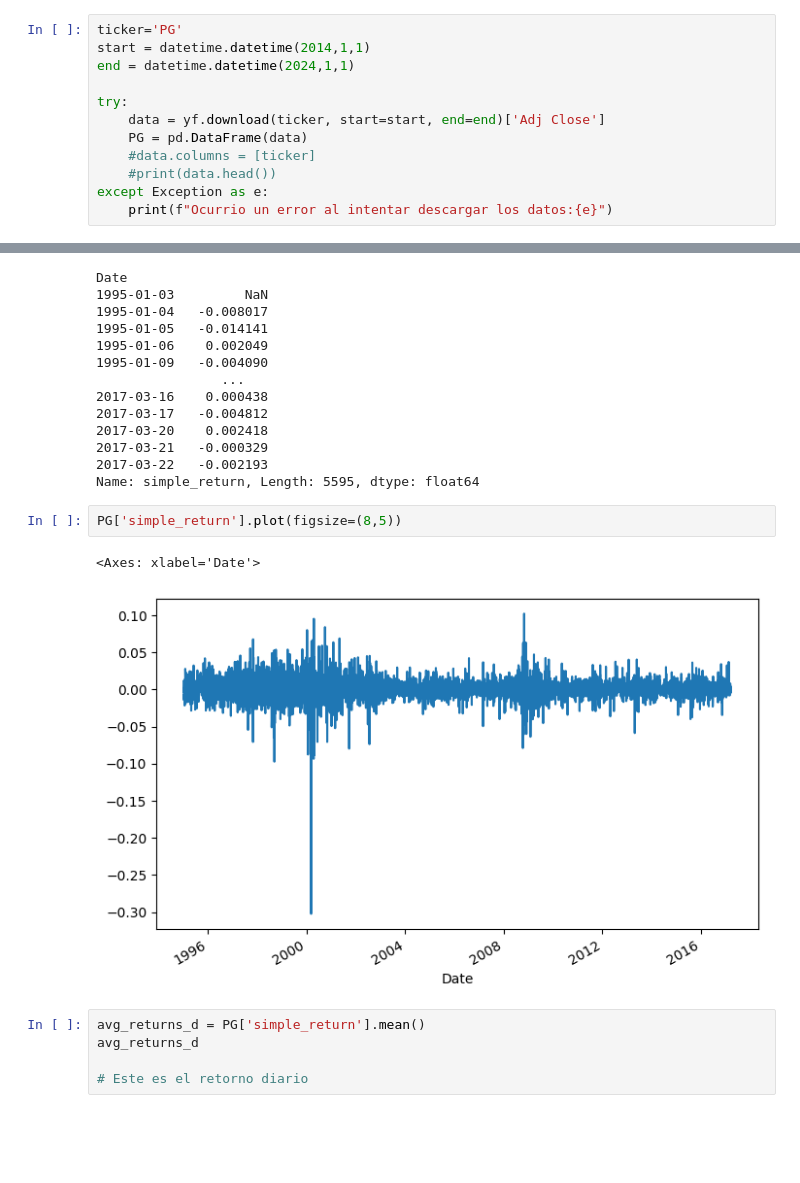
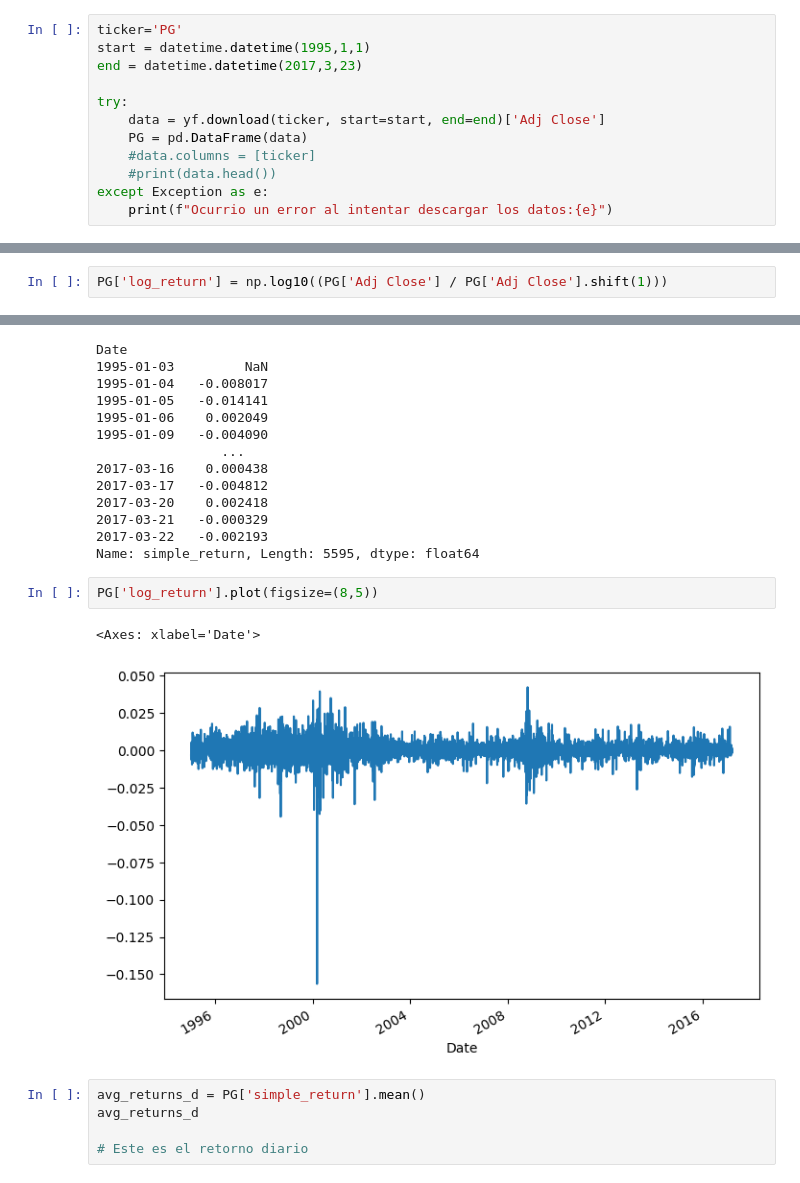
Before and after one commit to JoelVillagomez1220/Simulaci-n-2-, a Jupyter notebook: Unidad IV/simple returns.ipynb, the cells around one changed output, grey strips where cells are left out. Cells and saved outputs as stored; diff of their text form; blank space fills up the shorter version.

```diff
--- a/Unidad IV/simple returns.ipynb
+++ b/Unidad IV/simple returns.ipynb
@@ -6,8 +6,8 @@ import yfinance as yf
 import datetime
 # %%
 ticker='PG'
-start = datetime.datetime(2014,1,1)
-end = datetime.datetime(2024,1,1)
+start = datetime.datetime(1995,1,1)
+end = datetime.datetime(2017,3,23)
 
 try:
     data = yf.download(ticker, start=start, end=end)['Adj Close']
@@ -44,3 +44,5 @@ Simple rate of return
 $$\frac{P_1-P_0}{P_0}=\frac{P_1}{P_0}-1$$
 # %%
 PG['simple_return'] = (PG['Adj Close'] / PG['Adj Close'].shift(1) - 1)
+# %%
+PG['log_return'] = np.log10((PG['Adj Close'] / PG['Adj Close'].shift(1)))
@@ -61,10 +79,10 @@ Date
 2017-03-22   -0.002193
 Name: simple_return, Length: 5595, dtype: float64
 # %%
-PG['simple_return'].plot(figsize=(8,5))
+PG['log_return'].plot(figsize=(8,5))
 # %% [output]
 <Axes: xlabel='Date'>
-[figure, old version]
+[figure, new version]
 # %%
 avg_returns_d = PG['simple_return'].mean()
 avg_returns_d
```
Also changed, not shown: parts of 4 cells of this notebook.
